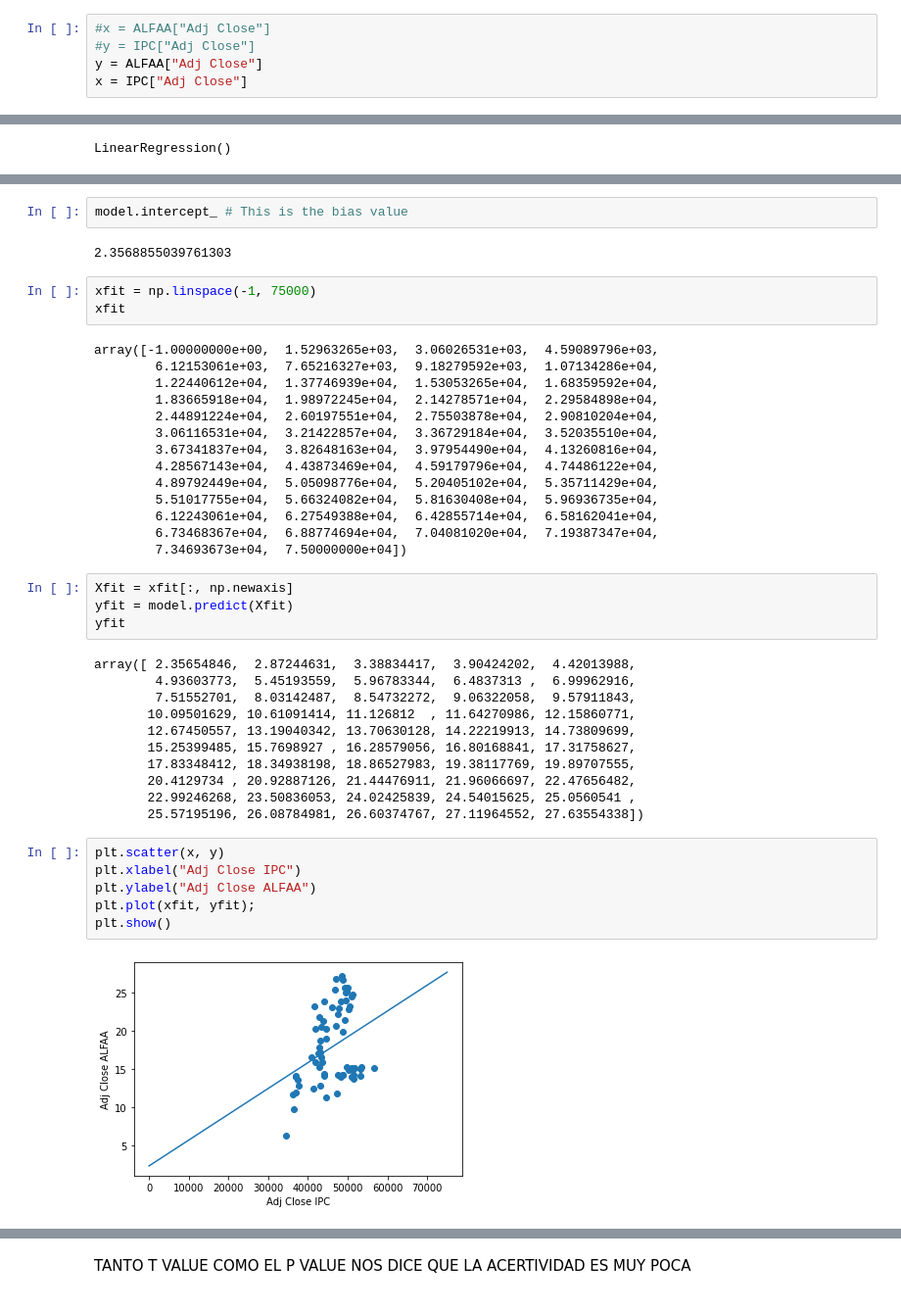
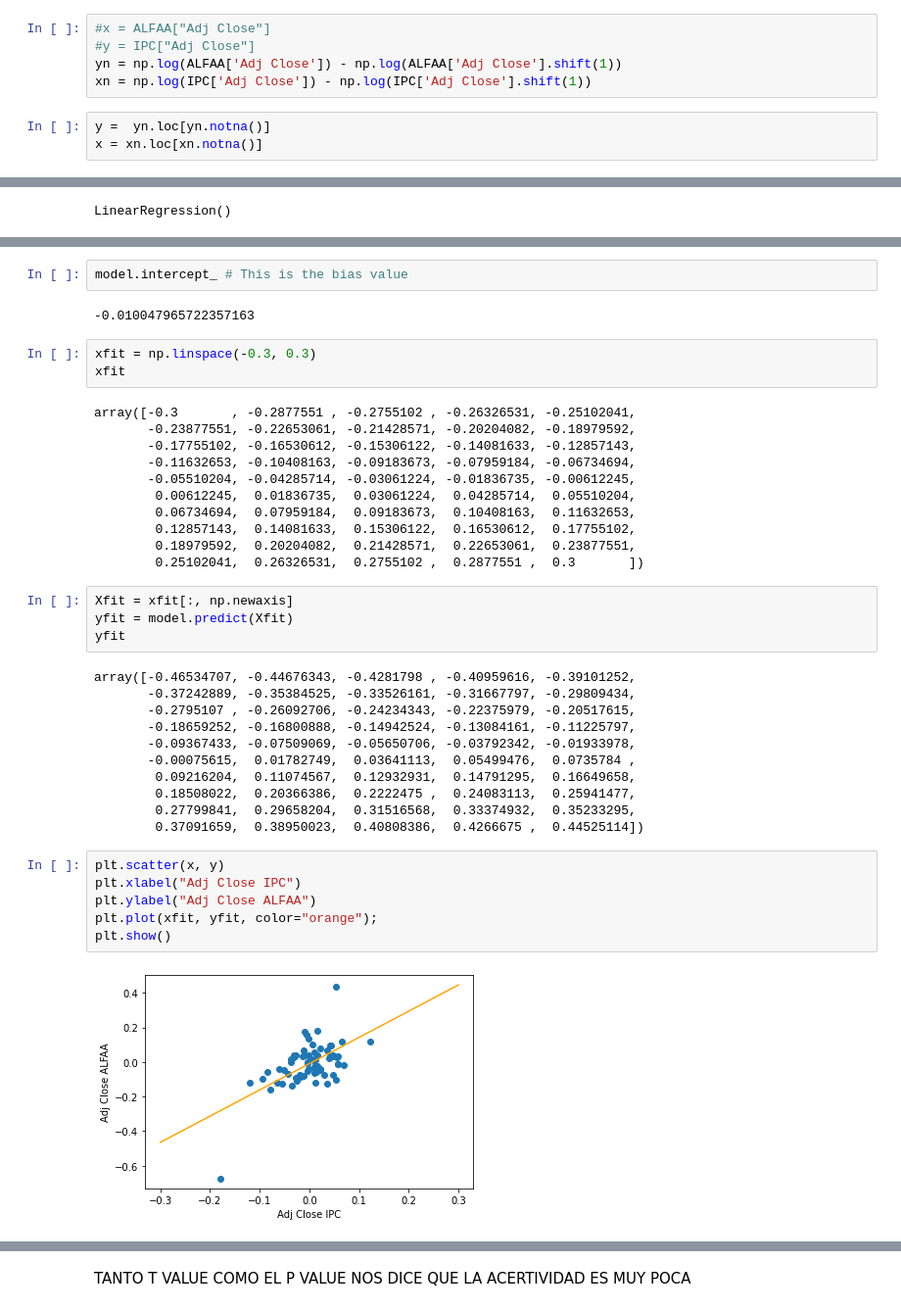
Before and after one commit to A01552594/WS_Estadistica, a Jupyter notebook: W4.ipynb, the cells around one changed output, grey strips where cells are left out. Shown: that part at 98% size. Cells and saved outputs as stored; diff of their text form.

```diff
--- a/W4.ipynb
+++ b/W4.ipynb
@@ -74,8 +74,11 @@ IPC
 # %%
 #x = ALFAA["Adj Close"]
 #y = IPC["Adj Close"]
-y = ALFAA["Adj Close"]
-x = IPC["Adj Close"]
+yn = np.log(ALFAA['Adj Close']) - np.log(ALFAA['Adj Close'].shift(1))
+xn = np.log(IPC['Adj Close']) - np.log(IPC['Adj Close'].shift(1))
+# %%
+y =  yn.loc[yn.notna()]
+x = xn.loc[xn.notna()]
 # %%
 from sklearn.linear_model import LinearRegression
 # %%
@@ -99,46 +102,43 @@ array([0.00033705])
 # %%
 model.intercept_ # This is the bias value
 # %% [output]
-2.3568855039761303
+-0.010047965722357163
 # %%
-xfit = np.linspace(-1, 75000)
+xfit = np.linspace(-0.3, 0.3)
 xfit
 # %% [output]
-array([-1.00000000e+00,  1.52963265e+03,  3.06026531e+03,  4.59089796e+03,
-        6.12153061e+03,  7.65216327e+03,  9.18279592e+03,  1.07134286e+04,
-        1.22440612e+04,  1.37746939e+04,  1.53053265e+04,  1.68359592e+04,
-        1.83665918e+04,  1.98972245e+04,  2.14278571e+04,  2.29584898e+04,
-        2.44891224e+04,  2.60197551e+04,  2.75503878e+04,  2.90810204e+04,
-        3.06116531e+04,  3.21422857e+04,  3.36729184e+04,  3.52035510e+04,
-        3.67341837e+04,  3.82648163e+04,  3.97954490e+04,  4.13260816e+04,
-        4.28567143e+04,  4.43873469e+04,  4.59179796e+04,  4.74486122e+04,
-        4.89792449e+04,  5.05098776e+04,  5.20405102e+04,  5.35711429e+04,
-        5.51017755e+04,  5.66324082e+04,  5.81630408e+04,  5.96936735e+04,
-        6.12243061e+04,  6.27549388e+04,  6.42855714e+04,  6.58162041e+04,
-        6.73468367e+04,  6.88774694e+04,  7.04081020e+04,  7.19387347e+04,
-        7.34693673e+04,  7.50000000e+04])
+array([-0.3       , -0.2877551 , -0.2755102 , -0.26326531, -0.25102041,
+       -0.23877551, -0.22653061, -0.21428571, -0.20204082, -0.18979592,
+       -0.17755102, -0.16530612, -0.15306122, -0.14081633, -0.12857143,
+       -0.11632653, -0.10408163, -0.09183673, -0.07959184, -0.06734694,
+       -0.05510204, -0.04285714, -0.03061224, -0.01836735, -0.00612245,
+        0.00612245,  0.01836735,  0.03061224,  0.04285714,  0.05510204,
+        0.06734694,  0.07959184,  0.09183673,  0.10408163,  0.11632653,
+        0.12857143,  0.14081633,  0.15306122,  0.16530612,  0.17755102,
+        0.18979592,  0.20204082,  0.21428571,  0.22653061,  0.23877551,
+        0.25102041,  0.26326531,  0.2755102 ,  0.2877551 ,  0.3       ])
 # %%
 Xfit = xfit[:, np.newaxis]
 yfit = model.predict(Xfit)
 yfit
 # %% [output]
-array([ 2.35654846,  2.87244631,  3.38834417,  3.90424202,  4.42013988,
-        4.93603773,  5.45193559,  5.96783344,  6.4837313 ,  6.99962916,
-        7.51552701,  8.03142487,  8.54732272,  9.06322058,  9.57911843,
-       10.09501629, 10.61091414, 11.126812  , 11.64270986, 12.15860771,
-       12.67450557, 13.19040342, 13.70630128, 14.22219913, 14.73809699,
-       15.25399485, 15.7698927 , 16.28579056, 16.80168841, 17.31758627,
-       17.83348412, 18.34938198, 18.86527983, 19.38117769, 19.89707555,
-       20.4129734 , 20.92887126, 21.44476911, 21.96066697, 22.47656482,
-       22.99246268, 23.50836053, 24.02425839, 24.54015625, 25.0560541 ,
-       25.57195196, 26.08784981, 26.60374767, 27.11964552, 27.63554338])
+array([-0.46534707, -0.44676343, -0.4281798 , -0.40959616, -0.39101252,
+       -0.37242889, -0.35384525, -0.33526161, -0.31667797, -0.29809434,
+       -0.2795107 , -0.26092706, -0.24234343, -0.22375979, -0.20517615,
+       -0.18659252, -0.16800888, -0.14942524, -0.13084161, -0.11225797,
+       -0.09367433, -0.07509069, -0.05650706, -0.03792342, -0.01933978,
+       -0.00075615,  0.01782749,  0.03641113,  0.05499476,  0.0735784 ,
+        0.09216204,  0.11074567,  0.12932931,  0.14791295,  0.16649658,
+        0.18508022,  0.20366386,  0.2222475 ,  0.24083113,  0.25941477,
+        0.27799841,  0.29658204,  0.31516568,  0.33374932,  0.35233295,
+        0.37091659,  0.38950023,  0.40808386,  0.4266675 ,  0.44525114])
 # %%
 plt.scatter(x, y)
 plt.xlabel("Adj Close IPC")
 plt.ylabel("Adj Close ALFAA")
-plt.plot(xfit, yfit);
+plt.plot(xfit, yfit, color="orange");
 plt.show()
 # %% [output]
-[figure, old version]
+[figure, new version]
 # %% [markdown]
 FUNCION
```
Also changed, not shown: parts of 25 cells of this notebook, 1 other file.
